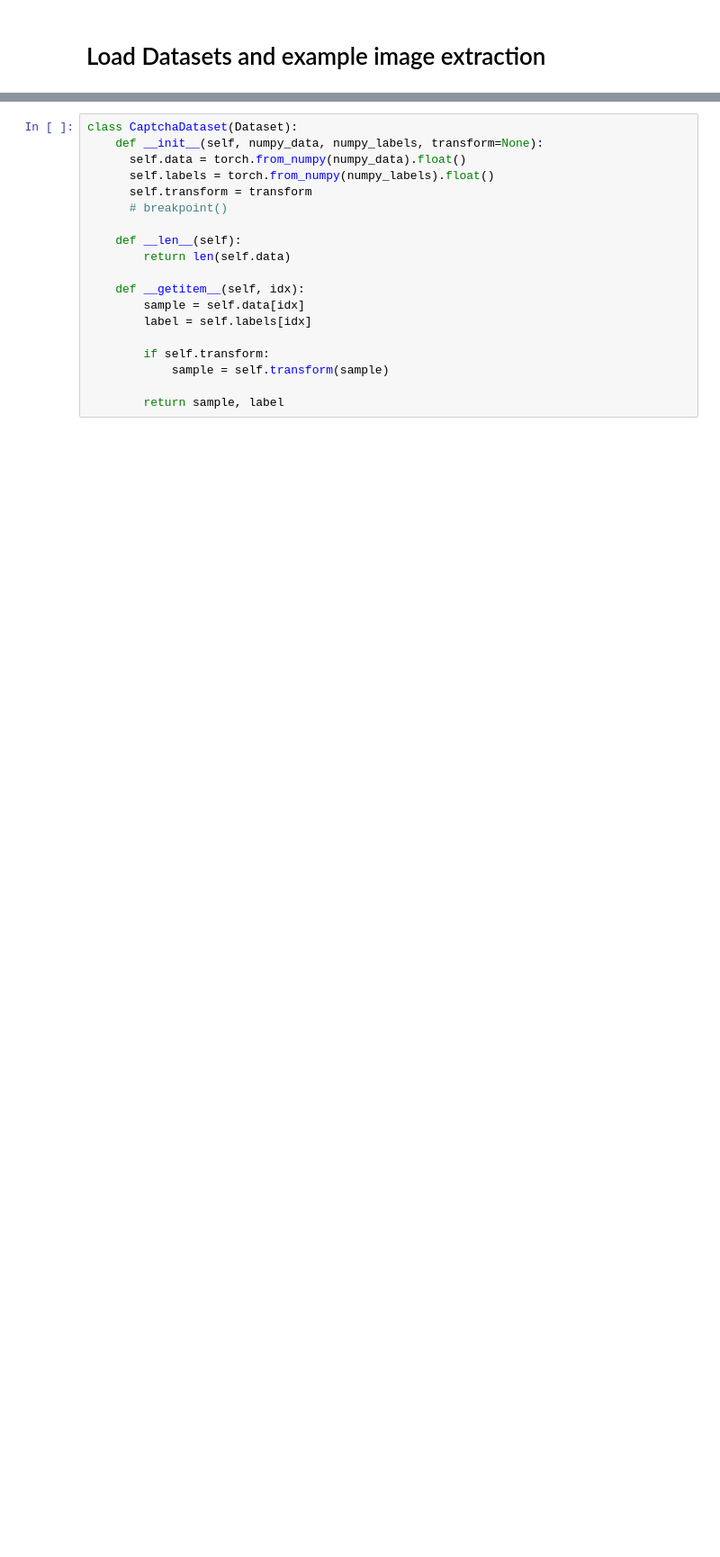
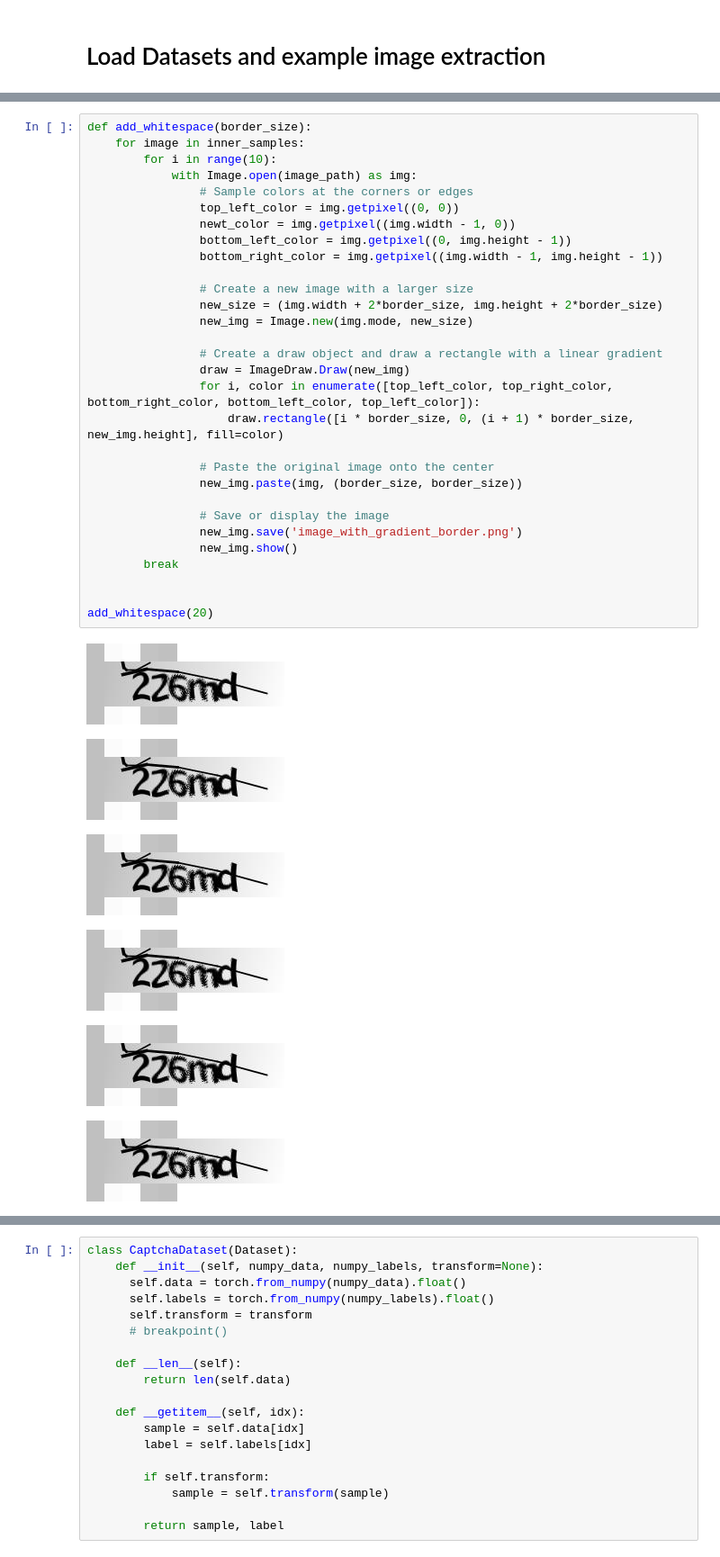
Before and after one commit to brivance/captcha_recognition, a Jupyter notebook: Final_Project474.ipynb, the cells around one changed output, grey strips where cells are left out. Shown at 90% size. Saved outputs shown, nothing was run; the diff lists cells and outputs as text; blank space fills up the shorter version.

Commit message:
Add more text images.

```diff
--- a/Final_Project474.ipynb
+++ b/Final_Project474.ipynb
@@ -132,0 +140,37 @@ else:
+# %%
+def add_whitespace(border_size):
+    for image in inner_samples:
+        for i in range(10):
+            with Image.open(image_path) as img:
+                # Sample colors at the corners or edges
+                top_left_color = img.getpixel((0, 0))
+                newt_color = img.getpixel((img.width - 1, 0))
+                bottom_left_color = img.getpixel((0, img.height - 1))
+                bottom_right_color = img.getpixel((img.width - 1, img.height - 1))
+
+                # Create a new image with a larger size
+                new_size = (img.width + 2*border_size, img.height + 2*border_size)
+                new_img = Image.new(img.mode, new_size)
+
+                # Create a draw object and draw a rectangle with a linear gradient
+                draw = ImageDraw.Draw(new_img)
+                for i, color in enumerate([top_left_color, top_right_color, bottom_right_color, bottom_left_color, top_left_color]):
+                    draw.rectangle([i * border_size, 0, (i + 1) * border_size, new_img.height], fill=color)
+
+                # Paste the original image onto the center
+                new_img.paste(img, (border_size, border_size))
+
+                # Save or display the image
+                new_img.save('image_with_gradient_border.png')
+                new_img.show()
+        break
+
+
+add_whitespace(20)
+# %% [output]
+[figure, added]
+[figure, added]
+[figure, added]
+[figure, added]
+[figure, added]
+[figure, added]
```
Also changed, not shown: parts of 4 cells of this notebook, 2 other files.
